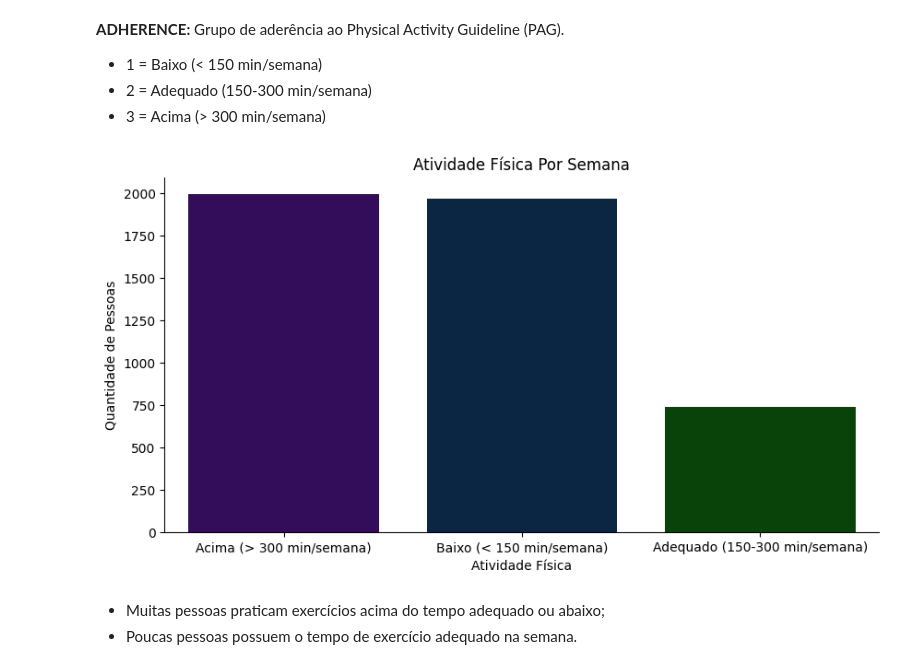
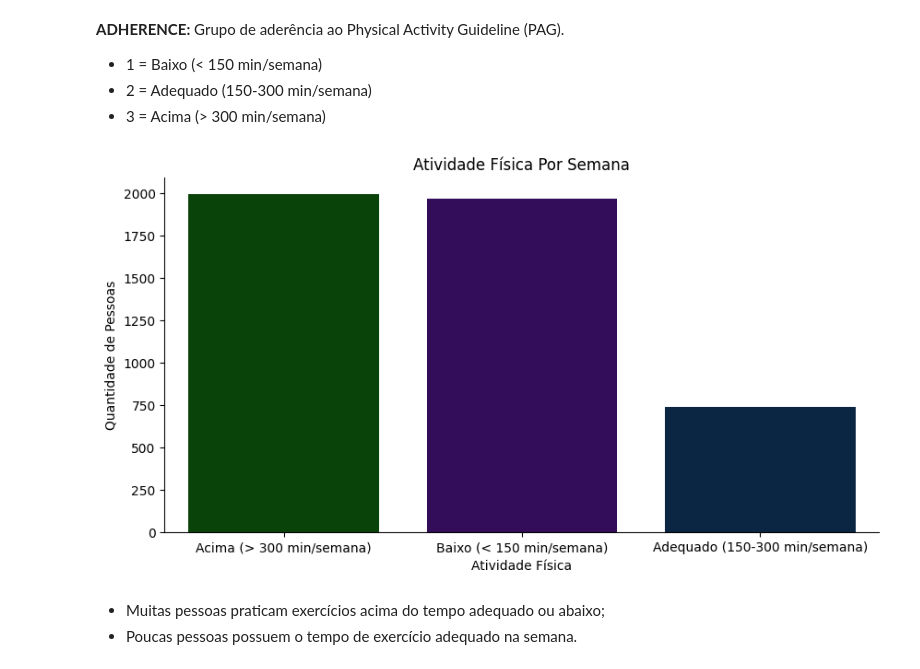
Before and after one commit to OtavioAroca/portfolio, a Jupyter notebook: depressao.ipynb, the cells around one changed output. Saved outputs shown, nothing was run; the diff lists cells and outputs as text; code cells hidden in the pictures.

```diff
--- a/depressao.ipynb
+++ b/depressao.ipynb
@@ -234,7 +234,10 @@ Será criada a coluna DEPRESSION_CATEGORY que representará o grau de sintomas d
 * 2 ("sintomas moderados a severos") se DPQ_SCORE >= 10
 # %%
 # Criando a coluna CATEGORY com base no valor de DPQ_SCORE
-demo['DEPRESSION_CATEGORY'] = demo['DPQ_SCORE'].apply(lambda x: 0 if x < 5 else (1 if x < 10 and x >= 5 else 2))
+#demo['DEPRESSION_CATEGORY'] = demo['DPQ_SCORE'].apply(lambda x: 0 if x < 5 else (1 if x < 10 and x >= 5 else 2))
+# %%
+# Criando a coluna CATEGORY com base no valor de DPQ_SCORE
+demo['DEPRESSION_CATEGORY'] = demo['DPQ_SCORE'].apply(lambda x: 'Sem sintomas' if x < 5 else ('Sintomas leves' if x < 10 and x >= 5 else 'Sintomas moderados a severos'))
 # %%
 # Verificando se criou corretamente para os valores de DPQ_SCORE < 5
 demo['DEPRESSION_CATEGORY'].loc[demo['DPQ_SCORE'] < 5].value_counts()
@@ -718,21 +719,34 @@ sns.despine(right= True)
 * 2 = Adequado (150-300 min/semana)
 * 3 = Acima (> 300 min/semana)
 # %%
+def converter_atividade_fisica(valor):
+
+    if valor == 1:
+        return 'Baixo (< 150 min/semana)'
+    elif valor == 2:
+        return 'Adequado (150-300 min/semana)'
+    elif valor == 3:
+        return 'Acima (> 300 min/semana)'
+    else:
+        return 'Indefinido'
+
+
+df_unido['ADHERENCE'] = df_unido['ADHERENCE'].apply(converter_atividade_fisica)
+
+
 ordem = df_unido['ADHERENCE'].value_counts().index
 
 plt.figure(figsize=(10,5))
 
 sns.countplot(x= 'ADHERENCE', data= df_unido, hue='ADHERENCE', order=ordem, legend=False, palette=custom_palette)
 
 plt.title('Atividade Física Por Semana')
 plt.xlabel('Atividade Física')
 plt. ylabel('Quantidade de Pessoas')
 
-plt.xticks([0,1,2], ['Acima (> 300 min/semana)', 'Baixo (< 150 min/semana)', 'Adequado (150-300 min/semana)'])
-
 sns.despine(right=True)
 # %% [output]
-[figure, old version]
+[figure, new version]
 # %% [markdown]
 - Muitas pessoas praticam exercícios acima do tempo adequado ou abaixo;
 - Poucas pessoas possuem o tempo de exercício adequado na semana.
```
Also changed, not shown: parts of 23 cells of this notebook.
